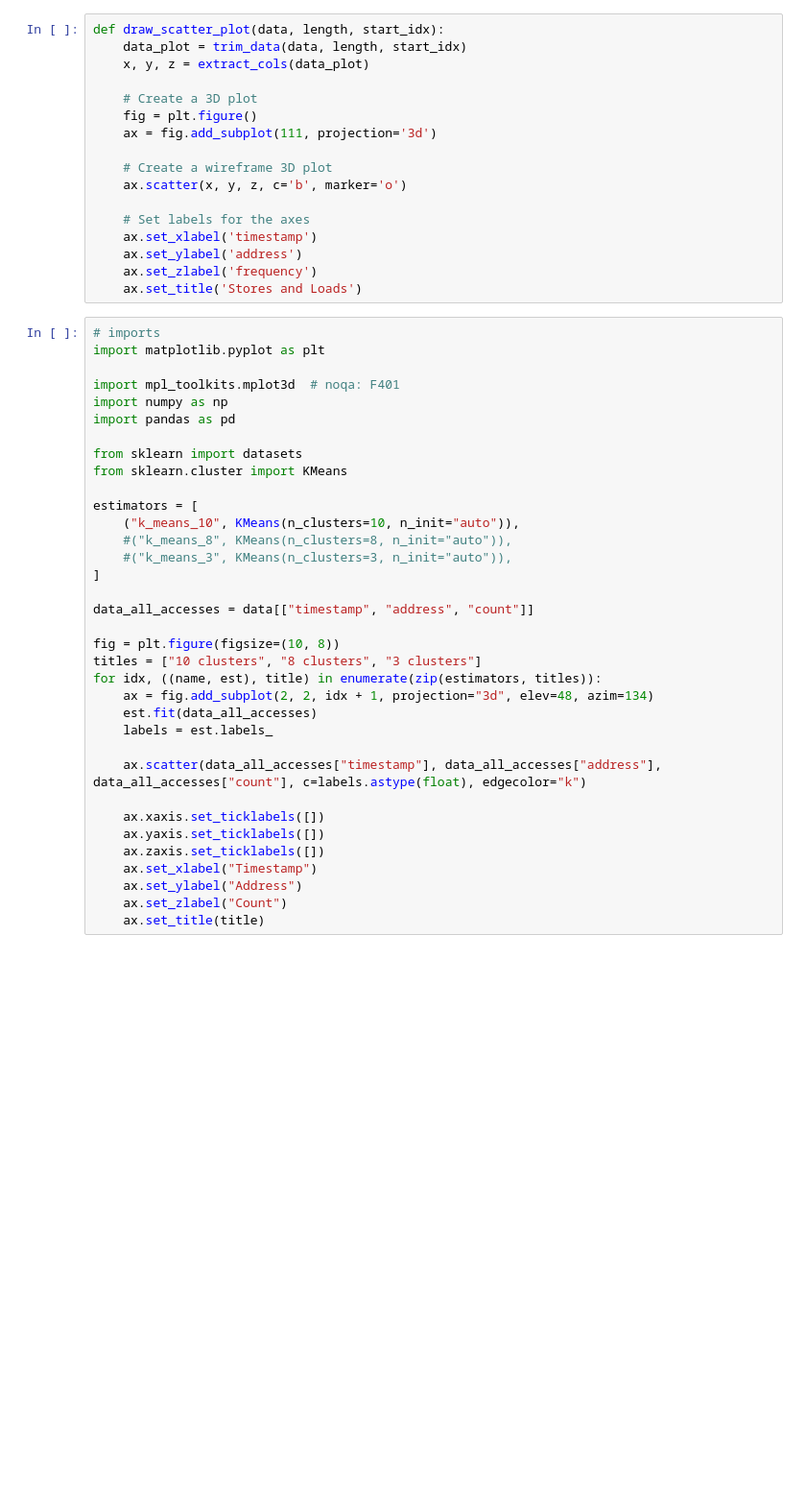
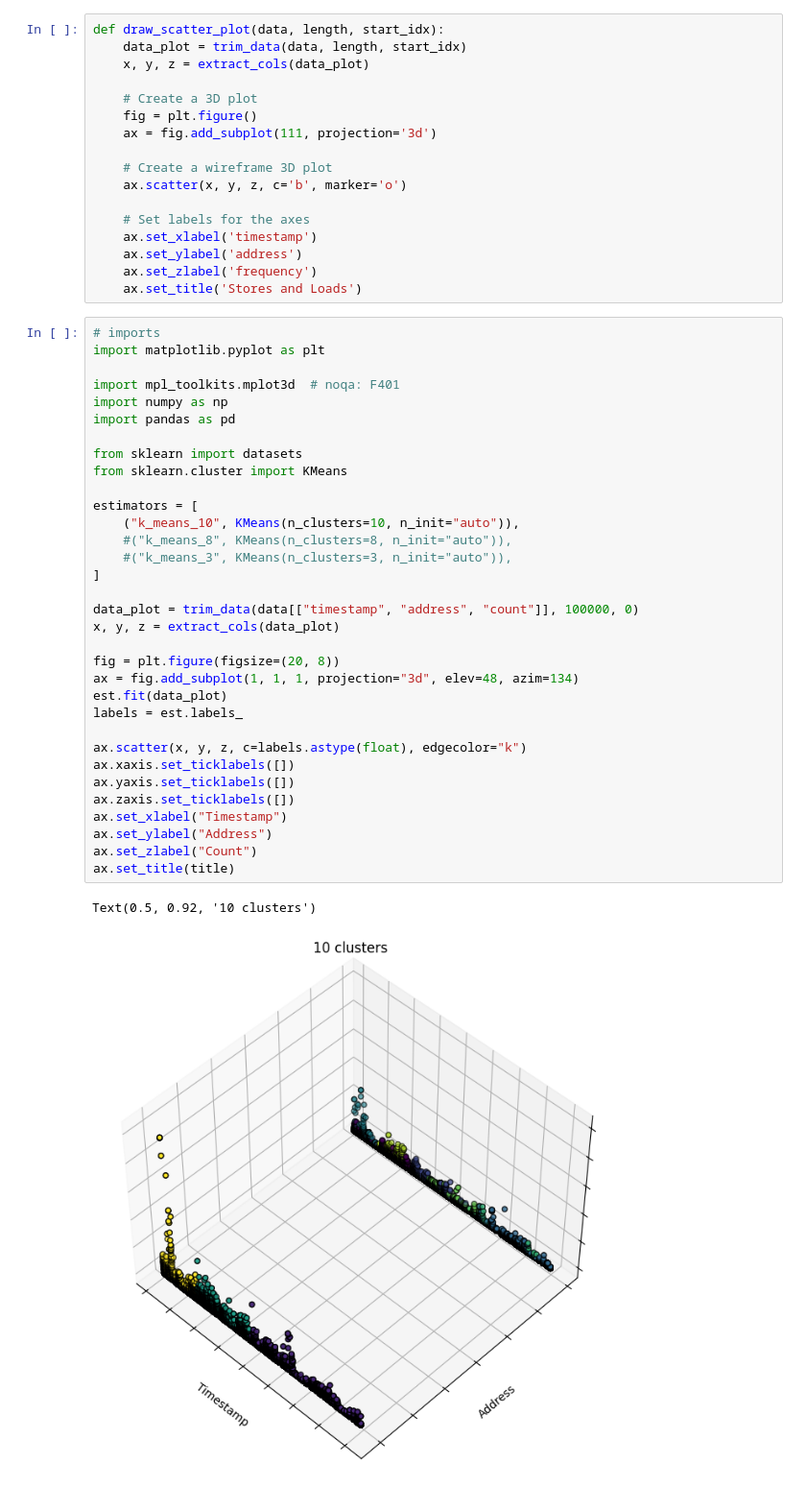
Before and after one commit to sunjin-choi/ocs-mem-prof, a Jupyter notebook: analysis/viz-interactive-prim-distinct.ipynb, the cells around one changed output. Shown at 96% size. Cells and saved outputs as stored; diff of their text form; blank space fills up the shorter version.

Commit message:
tpcds query trace plot

```diff
--- a/analysis/viz-interactive-prim-distinct.ipynb
+++ b/analysis/viz-interactive-prim-distinct.ipynb
@@ -143,35 +144,36 @@ def draw_scatter_plot(data, length, start_idx):
 # %%
 # imports
 import matplotlib.pyplot as plt
 
 import mpl_toolkits.mplot3d  # noqa: F401
 import numpy as np
 import pandas as pd
 
 from sklearn import datasets
 from sklearn.cluster import KMeans
 
 estimators = [
     ("k_means_10", KMeans(n_clusters=10, n_init="auto")),
     #("k_means_8", KMeans(n_clusters=8, n_init="auto")),
     #("k_means_3", KMeans(n_clusters=3, n_init="auto")),
 ]
 
-data_all_accesses = data[["timestamp", "address", "count"]]
+data_plot = trim_data(data[["timestamp", "address", "count"]], 100000, 0)
+x, y, z = extract_cols(data_plot)
 
-fig = plt.figure(figsize=(10, 8))
-titles = ["10 clusters", "8 clusters", "3 clusters"]
-for idx, ((name, est), title) in enumerate(zip(estimators, titles)):
-    ax = fig.add_subplot(2, 2, idx + 1, projection="3d", elev=48, azim=134)
-    est.fit(data_all_accesses)
-    labels = est.labels_
+fig = plt.figure(figsize=(20, 8))
+ax = fig.add_subplot(1, 1, 1, projection="3d", elev=48, azim=134)
+est.fit(data_plot)
+labels = est.labels_
 
-    ax.scatter(data_all_accesses["timestamp"], data_all_accesses["address"], data_all_accesses["count"], c=labels.astype(float), edgecolor="k")
-
-    ax.xaxis.set_ticklabels([])
-    ax.yaxis.set_ticklabels([])
-    ax.zaxis.set_ticklabels([])
-    ax.set_xlabel("Timestamp")
-    ax.set_ylabel("Address")
-    ax.set_zlabel("Count")
-    ax.set_title(title)
+ax.scatter(x, y, z, c=labels.astype(float), edgecolor="k")
+ax.xaxis.set_ticklabels([])
+ax.yaxis.set_ticklabels([])
+ax.zaxis.set_ticklabels([])
+ax.set_xlabel("Timestamp")
+ax.set_ylabel("Address")
+ax.set_zlabel("Count")
+ax.set_title(title)
+# %% [output]
+Text(0.5, 0.92, '10 clusters')
+[figure, added]
```
Also changed, not shown: parts of 1 cell of this notebook, 4 other files.
